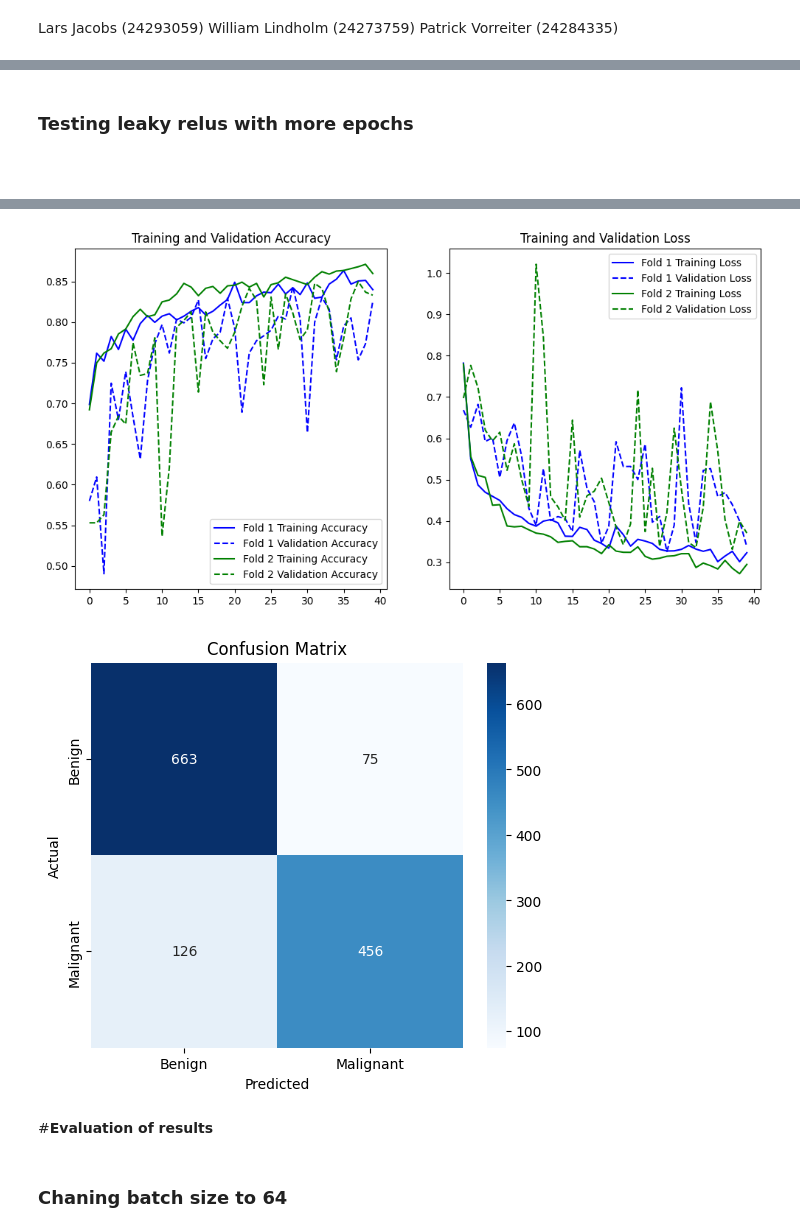
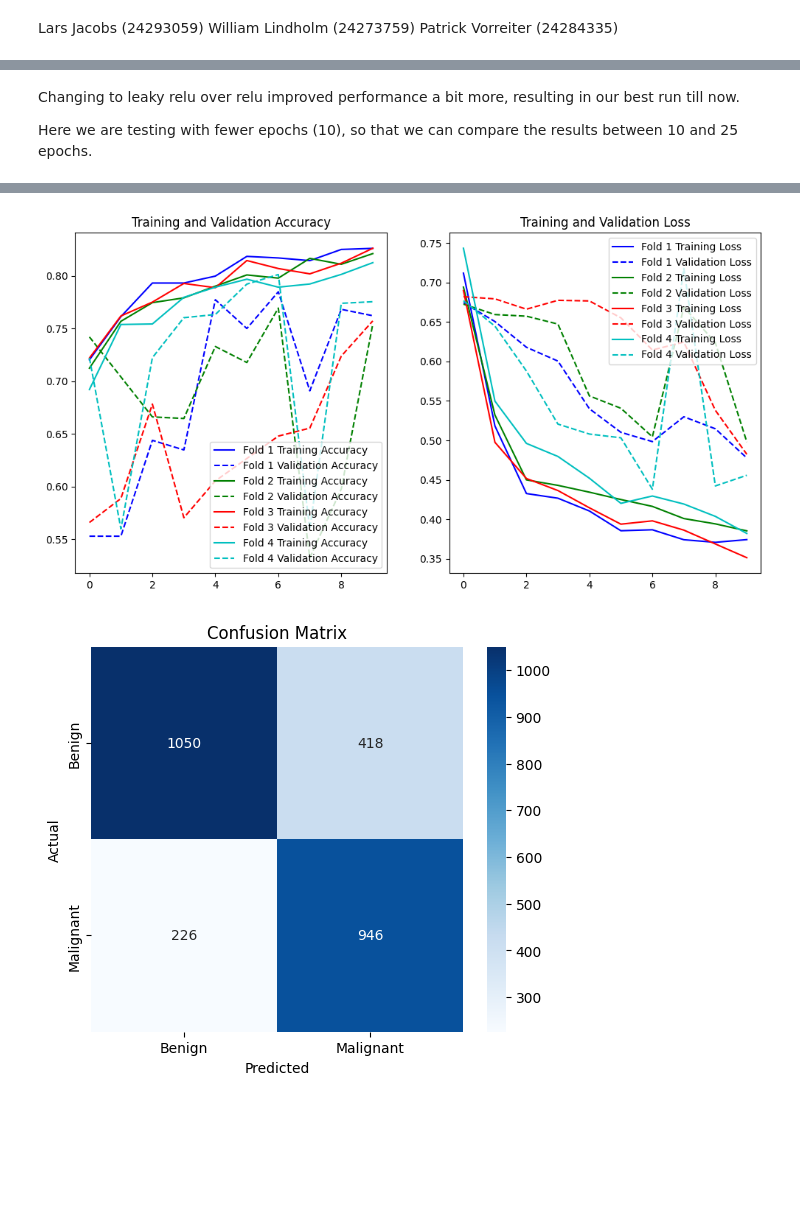
Before and after one commit to LindholmLabs/Neural-Computing, a Jupyter notebook: CS4287_Prj1_24293059_24273759_24284335.ipynb, the cells around one changed output, grey strips where cells are left out. Drawn from its saved outputs; the diff is of its cells as text; code cells hidden in the pictures; blank space fills up the shorter version.

```diff
--- a/CS4287_Prj1_24293059_24273759_24284335.ipynb
+++ b/CS4287_Prj1_24293059_24273759_24284335.ipynb
@@ -776,0 +814,6 @@ F1 Score: 0.7955
+# %%
+datagen_1 = ImageDataGenerator(
+    horizontal_flip=True,
+    vertical_flip=True,
+    zoom_range=0.2
+)
@@ -821,27 +946,21 @@ F1 Score: 0.8069
-# %% [markdown]
-### Testing leaky relus with more epochs
-# %% [markdown]
-#
+# %% [markdown]
+Changing to leaky relu over relu improved performance a bit more, resulting in our best run till now.
+
+Here we are testing with fewer epochs (10), so that we can compare the results between 10 and 25 epochs.
 # %%
 from tensorflow.keras.layers import LeakyReLU
 
-datagen = ImageDataGenerator(
-    horizontal_flip=True,
-    vertical_flip=True,
-    zoom_range=0.2
-)
-
 model_obj = ImageClassificationModel(
-    optimizer='adam',
-    loss_function='binary_crossentropy',
+    optimizer=TEST_OPTIMIZER,
+    loss_function=TEST_LOSS_FUNCTION,
     activation_function=LeakyReLU(alpha=0.01),
     output_activation_function='sigmoid',
     dilation=(1,1),
-    strides=(2,2),
-    batch_size=32, epochs=40,
-    data_augmentation=datagen,
-    num_output_neurons=1)
+    strides=TEST_STRIDES,
+    batch_size=TEST_BATCH_SIZE, epochs=10,
+    num_output_neurons=1,
+    data_augmentation=datagen_1,
+    num_folds=TEST_FOLDS)
 
-model_obj.show_training_progress()
 model_obj.run()
 # %% [output]
@@ -865,6 +981,2 @@ F1 Score: 0.8194
-[figure, old version]
+[figure, new version]
-[figure, old version]
+[figure, new version]
-# %% [markdown]
-#**Evaluation of results**
-# %% [markdown]
-### Chaning batch size to 64
```
Also changed, not shown: parts of 65 cells of this notebook.
